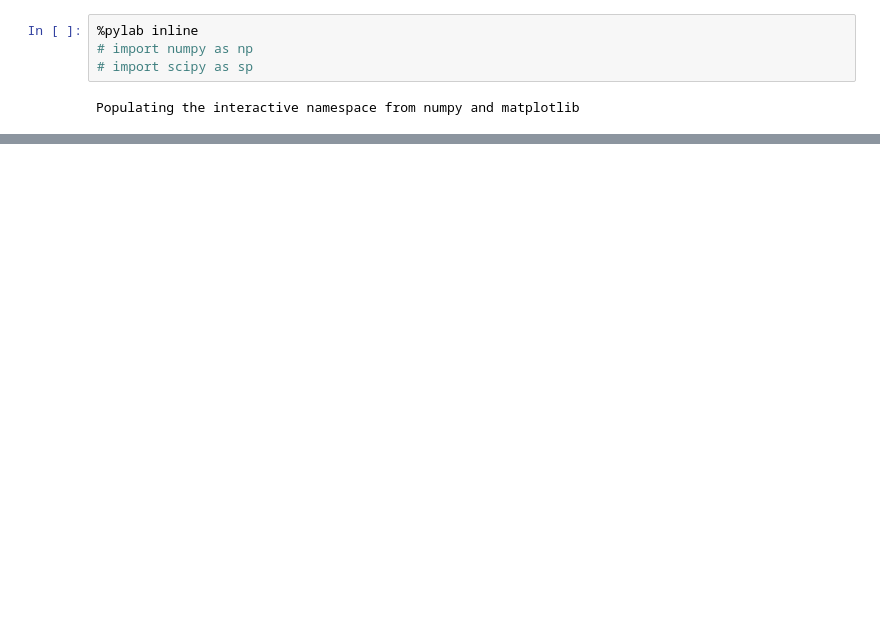
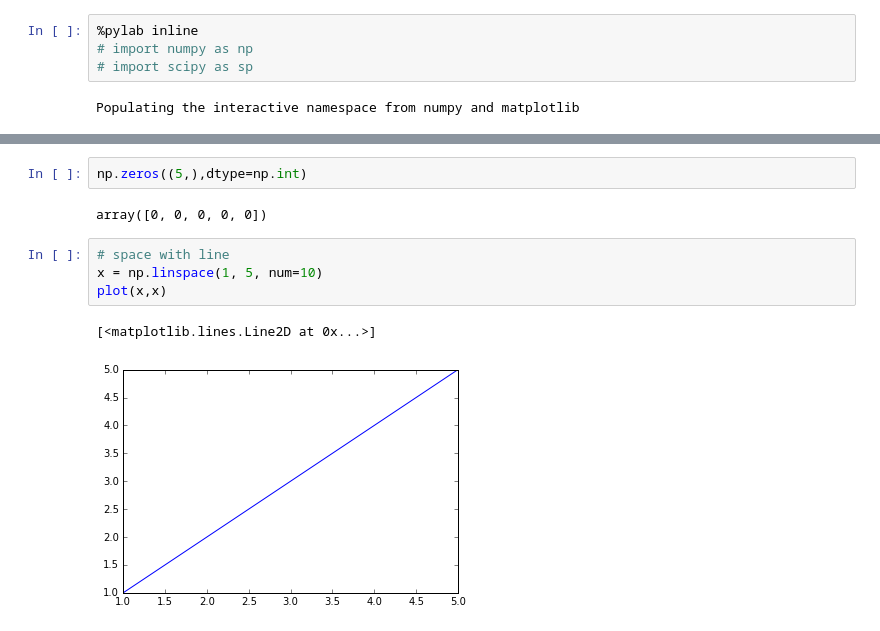
Before and after one commit to linuxing3/data-science-ipython-notebooks, a Jupyter notebook: matplotlib/pylab inline.ipynb, the cells around one changed output, grey strips where cells are left out. Cells and saved outputs as stored; diff of their text form; blank space fills up the shorter version.

```diff
--- a/matplotlib/pylab inline.ipynb
+++ b/matplotlib/pylab inline.ipynb
@@ -14,0 +74,11 @@ np.linalg??
+# %%
+np.zeros((5,),dtype=np.int)
+# %% [output]
+array([0, 0, 0, 0, 0])
+# %%
+# space with line
+x = np.linspace(1, 5, num=10)
+plot(x,x)
+# %% [output]
+[<matplotlib.lines.Line2D at 0x...>]
+[figure, added]
```
Also changed, not shown: parts of 30 cells of this notebook, 7 other files.
